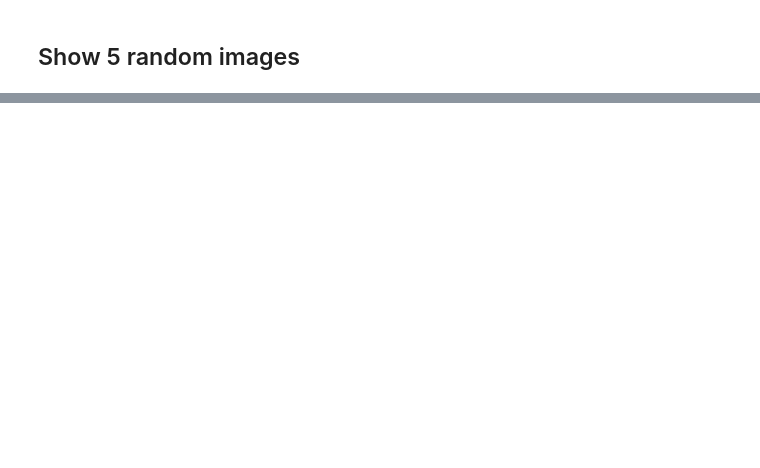
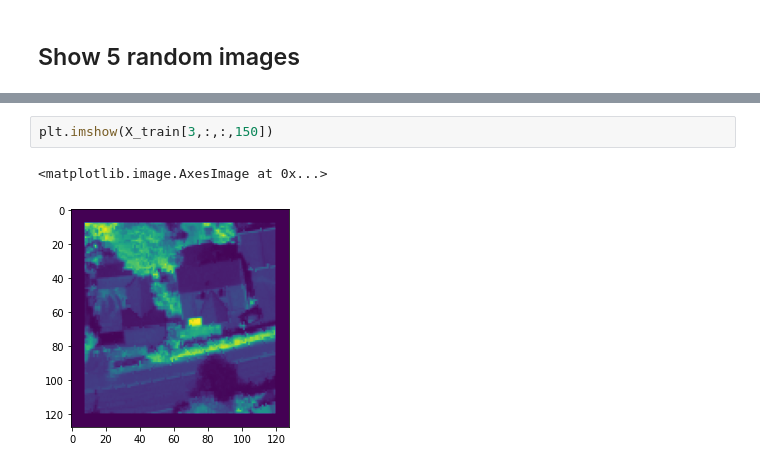
Before and after one commit to stianteien/M_DV_V2022, a Jupyter notebook: spectral_library/unet.ipynb, the cells around one changed output, grey strips where cells are left out. Drawn from its saved outputs; the diff is of its cells as text; blank space fills up the shorter version.

```diff
--- a/spectral_library/unet.ipynb
+++ b/spectral_library/unet.ipynb
@@ -86,0 +209,5 @@ plt.show()
+# %%
+plt.imshow(X_train[3,:,:,150])
+# %% [output]
+<matplotlib.image.AxesImage at 0x...>
+[figure, added]
```
Also changed, not shown: parts of 18 cells of this notebook.
